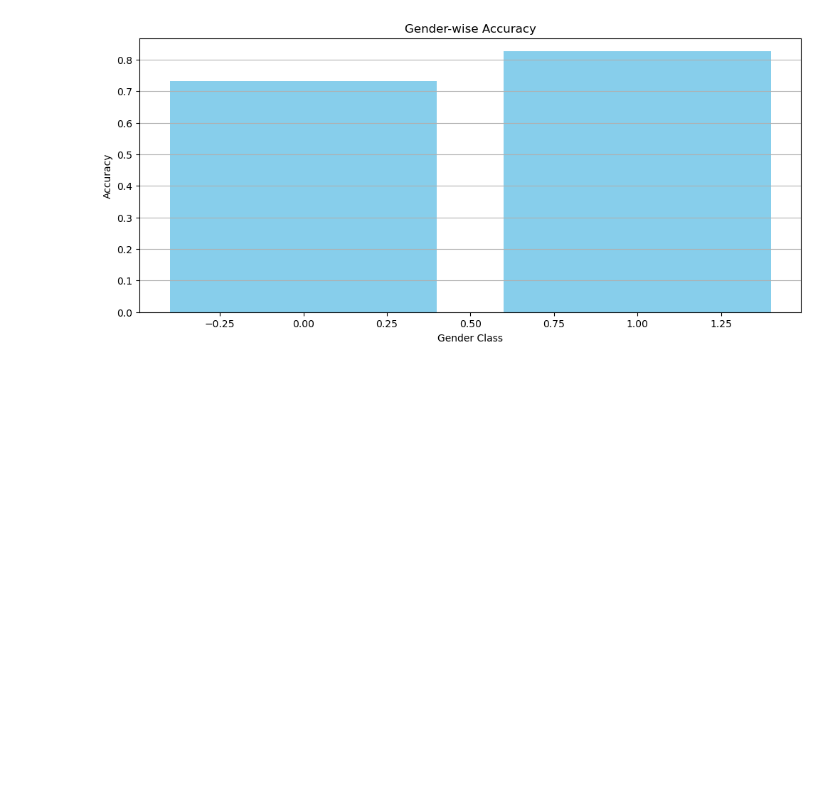
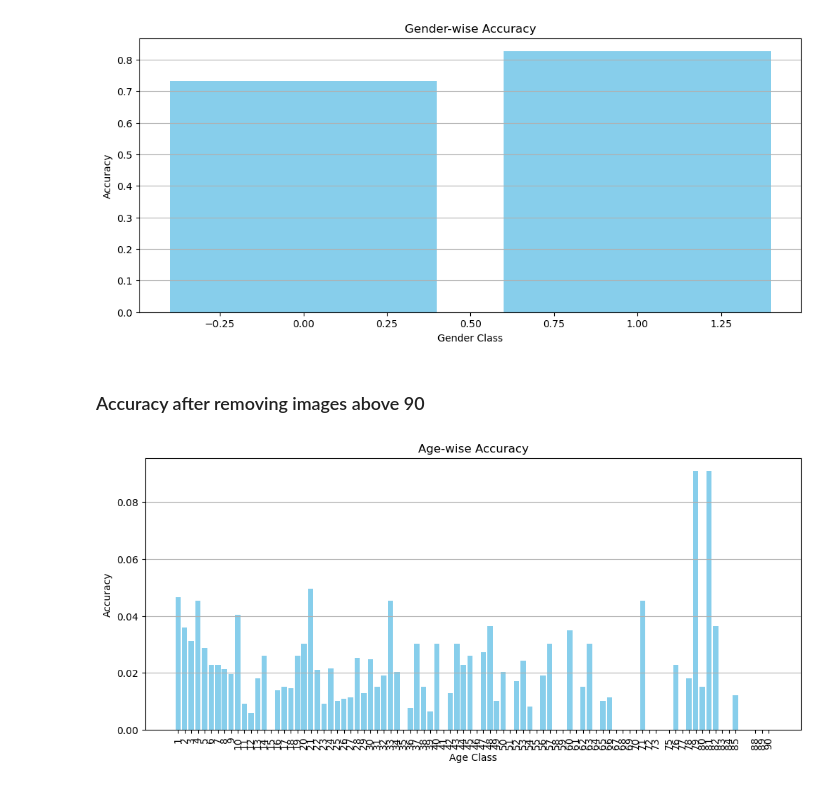
Before and after one commit to shindevaish/age_gender_classifier_cnn, a Jupyter notebook: evaluation.ipynb, the cells around one changed output. Cells and saved outputs as stored; diff of their text form; code cells hidden in the pictures; blank space fills up the shorter version.

Commit message:
calculating accuracy after removing images above age 90

```diff
--- a/evaluation.ipynb
+++ b/evaluation.ipynb
@@ -12,7 +12,7 @@ from model import AgeGenderModel
 device = torch.device("cuda" if torch.cuda.is_available() else "cpu")
 
 model = AgeGenderModel().to(device)
-model.load_state_dict(torch.load('models/age_gender_model_1.pth', map_location=torch.device('cpu')))
+model.load_state_dict(torch.load('models/model_removing_age_gt90.pth', map_location=torch.device('cpu')))
 model.eval()
 
 transform = transforms.Compose([
@@ -163,7 +179,7 @@ with torch.no_grad():
         pred_gender_cls = pred_gender.argmax(dim=1)
 
         for t_age, p_age in zip(true_ages, pred_ages_cls):
-            age_total[int(t_age)] += 1
+            age_total[int(t_age)] += 11
             if t_age == p_age:
                 age_correct[int(t_age)] += 1
 
@@ -235,3 +249,21 @@ plt.grid(axis='y')
 plt.show()
 # %% [output]
 [figure]
+# %% [markdown]
+### Accuracy after removing images above 90
+# %%
+import matplotlib.pyplot as plt
+
+ages = sorted(age_total.keys())
+accs = [age_correct[a] / age_total[a] for a in ages]
+
+plt.figure(figsize=(12,5))
+plt.bar(ages, accs, color='skyblue')
+plt.xlabel("Age Class")
+plt.xticks(ages, rotation = 90)
+plt.ylabel("Accuracy")
+plt.title("Age-wise Accuracy")
+plt.grid(axis='y')
+plt.show()
+# %% [output]
+[figure, added]
```
Also changed, not shown: parts of 13 cells of this notebook, 1 other file.
